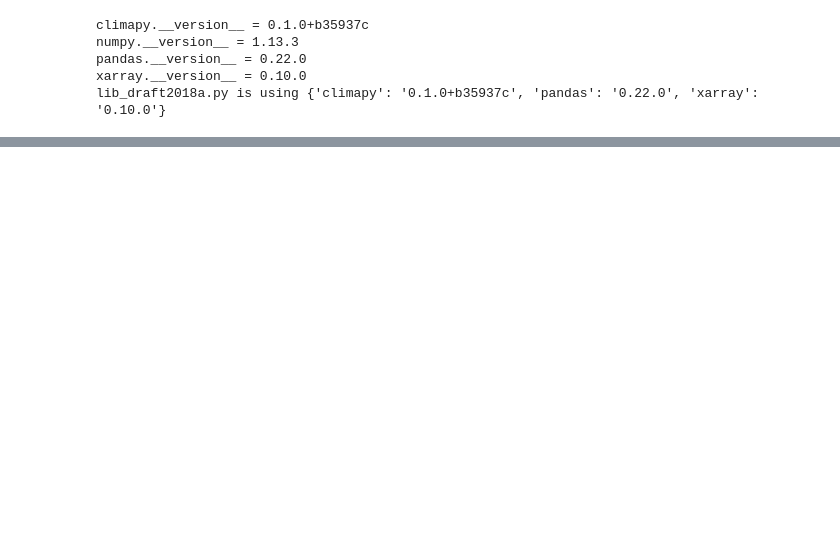
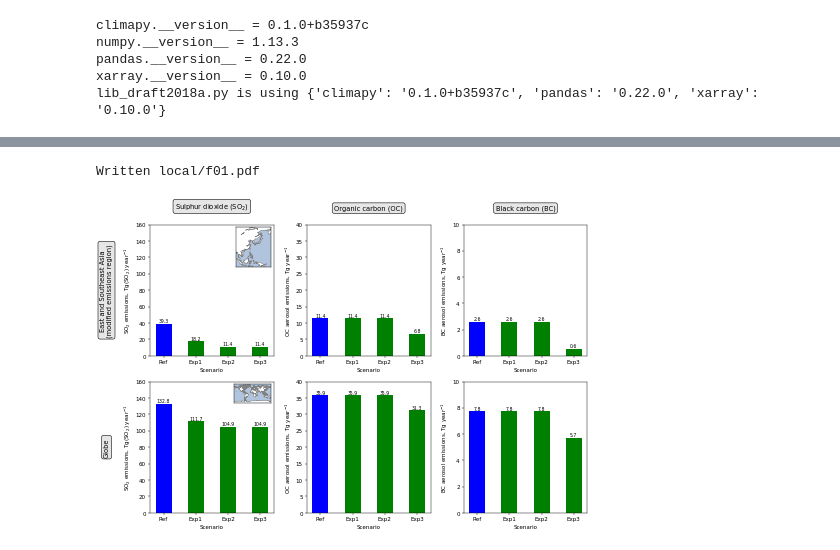
Before and after one commit to grandey/p17d-sulphur-eas-eqm, a Jupyter notebook: analysis_draft2018a/figures_draft2018a.ipynb, the cells around one changed output, grey strips where cells are left out. Cells and saved outputs as stored; diff of their text form; code cells hidden in the pictures; blank space fills up the shorter version.

```diff
--- a/analysis_draft2018a/figures_draft2018a.ipynb
+++ b/analysis_draft2018a/figures_draft2018a.ipynb
@@ -147,0 +154,61 @@ if True:
+# %%
+# Set up figure
+fig = plt.figure(figsize=(12, 8))
+gs = gridspec.GridSpec(2, 3)
+# Sulphur dioxide bar charts
+species = 'so2tot'
+ylabel = r'SO$_2$ emissions, Tg(SO$_2$) year$^{-1}$'
+ylim = [0, 160]
+ax1 = emissions_bars(species=species, ylabel=ylabel, ylim=ylim,
+                     region='ESEAs', map_inset=True,
+                     ax=plt.subplot(gs[0, 0]))
+ax2 = emissions_bars(species=species, ylabel=ylabel, ylim=ylim,
+                     region='Globe', map_inset=True,
+                     ax=plt.subplot(gs[1, 0]))
+# Organic carbon bar charts
+species = 'oc'
+ylabel = r'OC aerosol emissions, Tg year$^{-1}$'
+ylim = [0, 40]
+ax3 = emissions_bars(species=species, ylabel=ylabel, ylim=ylim,
+                     region='ESEAs', map_inset=False,
+                     ax=plt.subplot(gs[0, 1]))
+ax4 = emissions_bars(species=species, ylabel=ylabel, ylim=ylim,
+                     region='Globe', map_inset=False,
+                     ax=plt.subplot(gs[1, 1]))
+# Black carbon bar charts
+species = 'bc'
+ylabel = r'BC aerosol emissions, Tg year$^{-1}$'
+ylim = [0, 10]
+ax5 = emissions_bars(species=species, ylabel=ylabel, ylim=ylim,
+                     region='ESEAs', map_inset=False,
+                     ax=plt.subplot(gs[0, 2]))
+ax6 = emissions_bars(species=species, ylabel=ylabel, ylim=ylim,
+                     region='Globe', map_inset=False,
+                     ax=plt.subplot(gs[1, 2]))
+# Column titles
+for ax, title in zip([ax1, ax3, ax5],
+                     [r'Sulphur dioxide (SO$_2$)',
+                      r'Organic carbon (OC)',
+                      r'Black carbon (BC)']):
+    ax.text(0.5, 1.1, title,
+            transform=ax.transAxes, fontsize='large',
+            verticalalignment='bottom', horizontalalignment='center',
+            bbox={'boxstyle': 'round, pad=0.3', 'fc': '0.9', 'ec': 'k'})
+# Row titles
+for ax, title in zip([ax1, ax2],
+                     ['East and Southeast Asia\n(modified emissions region)',
+                      'Globe']):
+    ax.text(-0.35, 0.5, title,
+            transform=ax.transAxes, fontsize='large', rotation=90,
+            verticalalignment='center', horizontalalignment='center',
+            bbox={'boxstyle': 'round, pad=0.3', 'fc': '0.9', 'ec': 'k'})
+# Prevent overlapping labels
+fig.tight_layout()
+# Save figure
+ofilename = 'local/f{:02}.pdf'.format(figure_counter)
+fig.savefig(ofilename, bbox_inches='tight', dpi=300)
+print('Written {}'.format(ofilename))
+figure_counter += 1
+# %% [output]
+Written local/f01.pdf
+[figure, added]
```
Also changed, not shown: parts of 6 cells of this notebook.
